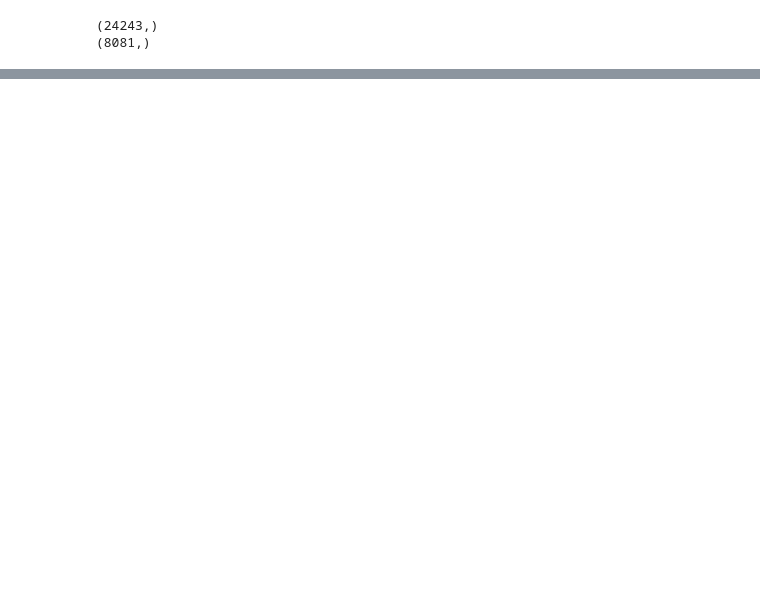
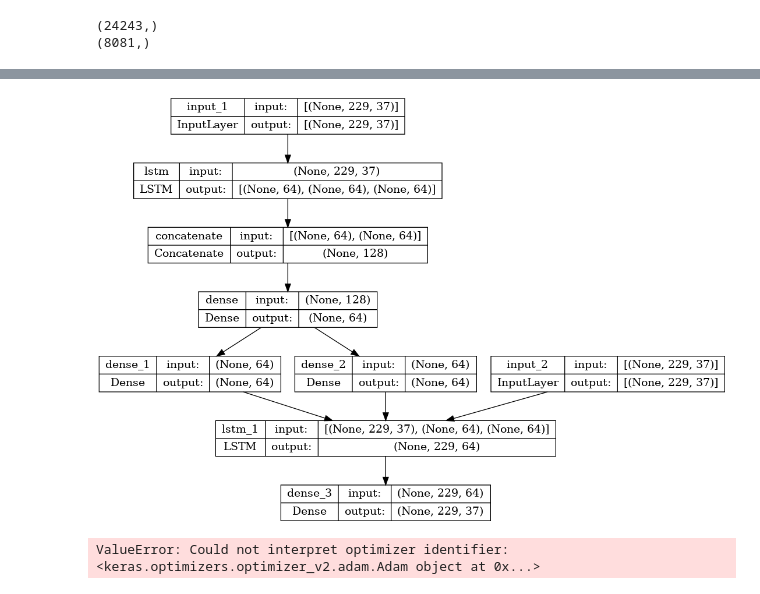
Before and after one commit to gentlelentil/assay_ML, a Jupyter notebook: RNN_denovo/RNN_de_novo.ipynb, the cells around one changed output, grey strips where cells are left out. Cells and saved outputs as stored; diff of their text form; code cells hidden in the pictures; blank space fills up the shorter version.

```diff
--- a/RNN_denovo/RNN_de_novo.ipynb
+++ b/RNN_denovo/RNN_de_novo.ipynb
@@ -151,0 +183,12 @@ outputs, state_h, state_c = mol_generator(inputs)
+# %%
+#setup molecular encoder
+
+inputs = Input(shape=input_shape)
+mol_encoder = LSTM(64, return_state=True, unroll=False)
+outputs, state_h, state_c = mol_encoder(inputs)
+
+#concatenate states into single tensor
+states = Concatenate(axis=-1)([state_h, state_c])
+
+c_h_concat = Dense(64, activation='relu')
+c_h_ouputs = c_h_concat(states)
@@ -151,0 +205,23 @@ outputs, state_h, state_c = mol_generator(inputs)
+# %%
+#now setup decoder
+
+decode_h = Dense(64, activation='relu')
+decode_c = Dense(64, activation='relu')
+
+state_h_decoded = decode_h(c_h_ouputs)
+state_c_decoded = decode_c(c_h_ouputs)
+
+encoder_states = [state_h_decoded, state_c_decoded]
+
+decoder_inputs = Input(shape=input_shape)
+#decoder
+decoder_lstm = LSTM(64,return_sequences=True, unroll=False)
+
+decoder_outputs = decoder_lstm(decoder_inputs, initial_state=encoder_states)
+decoder_dense = Dense(output_dim, activation='softmax')
+decoder_outputs = decoder_dense(decoder_outputs)
+
+#define the model that predicts next character
+model = Model([inputs, decoder_inputs], decoder_outputs)
+
+print(model.summary())
@@ -151,0 +246,5 @@ outputs, state_h, state_c = mol_generator(inputs)
+# %%
+image_model = keras.utils.plot_model(model, "RNN_de_novo_generator.png", show_shapes=True)
+display(Image(filename="RNN_de_novo_generator.png"))
+# %% [output]
+[figure, added]
@@ -151,0 +255,6 @@ outputs, state_h, state_c = mol_generator(inputs)
+# %%
+from tensorflow.keras.optimizers import Adam
+opt = Adam(learning_rate=0.005)
+model.compile(optimizer=opt, loss='categorical_crossentropy')
+# %% [output]
+ValueError: Could not interpret optimizer identifier: <keras.optimizers.optimizer_v2.adam.Adam object at 0x...>
```
Also changed, not shown: parts of 11 cells of this notebook, 2 other files.
